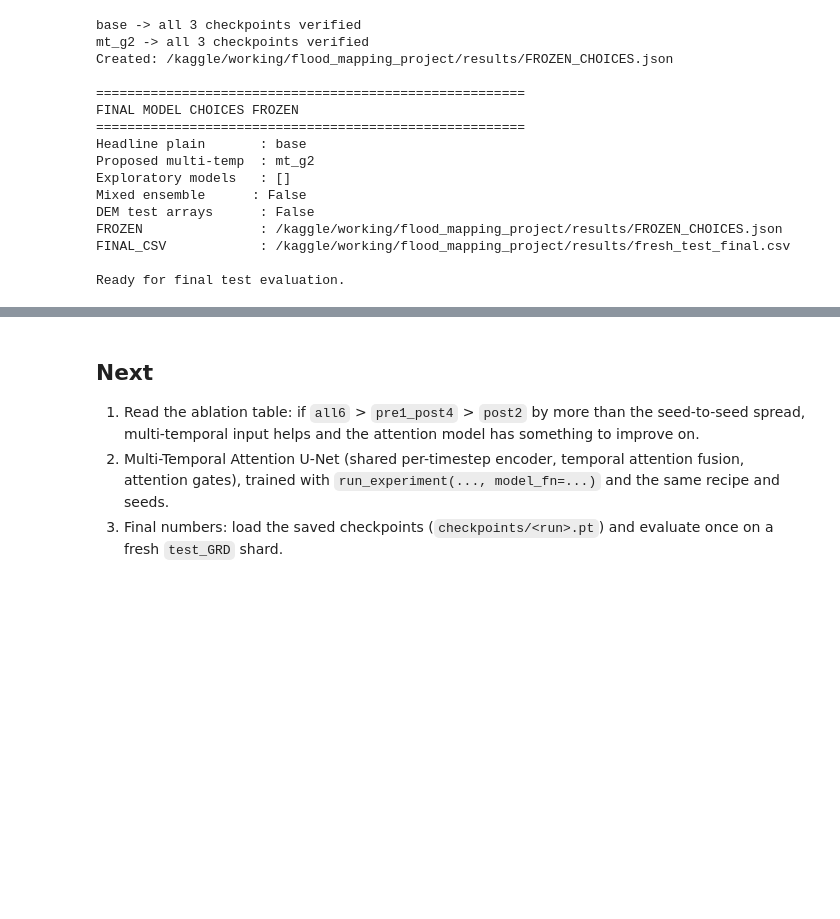
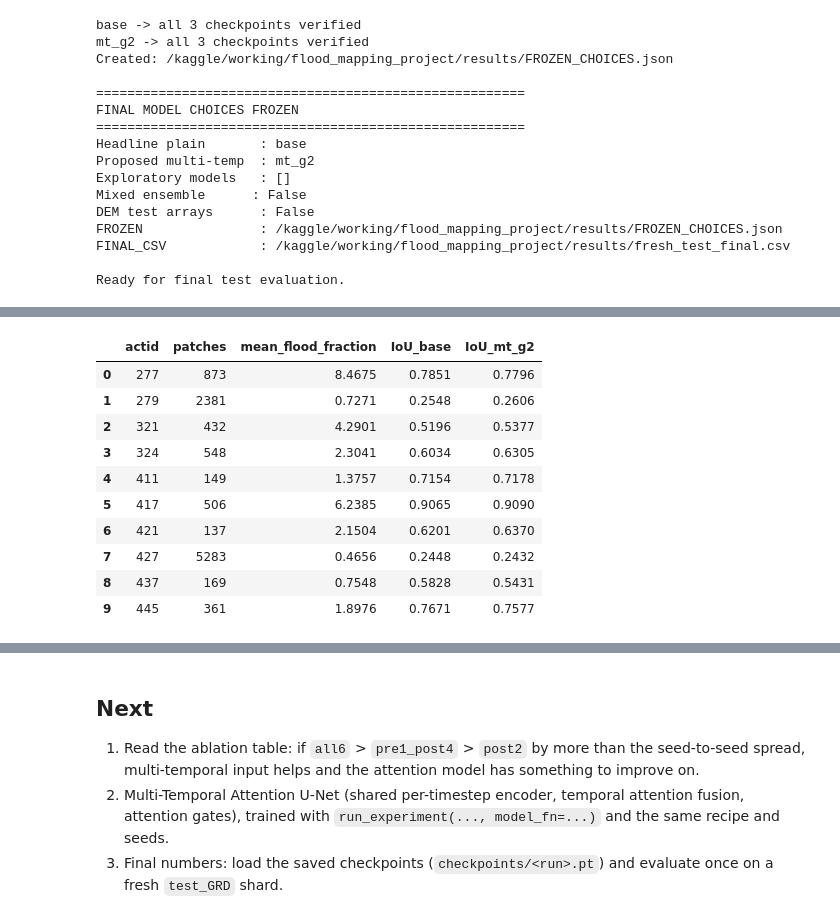
Before and after one commit to Vasanth-Loganathan/flood-mapping, a Jupyter notebook: main.ipynb, the cells around one changed output, grey strips where cells are left out. Cells and saved outputs as stored; diff of their text form; code cells hidden in the pictures; blank space fills up the shorter version.

Commit message:
Kaggle Notebook | flood-mapping | Version 6

```diff
--- a/main.ipynb
+++ b/main.ipynb
@@ -3717,0 +3988,87 @@ Ready for final test evaluation.
+# %%
+# ============================================================
+# E3: Event-level generalisation analysis
+# Descriptive only — no training, no new test evaluation.
+# ============================================================
+
+trainval_events = set(
+    pd.read_csv(PROC / "manifest_trainval.csv").actid.astype(int)
+)
+
+def load_manifest(split):
+    m = pd.read_csv(
+        PROC / f"manifest_{split}.csv",
+        dtype={"sample_id": str, "shard": str}
+    )
+    return m[m.split == split].sort_values("row")
+
+tm = pd.concat(
+    [load_manifest("test_01"), load_manifest("test_02")],
+    ignore_index=True
+)
+
+tm = tm[
+    ~tm.actid.astype(int).isin(trainval_events)
+].reset_index(drop=True)
+
+P = {
+    n: pd.read_csv(
+        ROOT / "results" / f"fresh_test_patchstats_{n}_ens.csv"
+    )
+    for n in ["base", "mt_g2"]
+}
+
+assert all(
+    len(p) == len(tm) for p in P.values()
+), "Patch statistics do not match the test manifest."
+
+def event_iou(d):
+    return metrics_from_counts(
+        d.tp.sum(), d.fp.sum(), d.fn.sum(), 0
+    )["IoU"]
+
+rows = []
+
+for actid, indices in tm.groupby("actid").groups.items():
+    idx = np.array(list(indices))
+
+    row = {
+        "actid": int(actid),
+        "patches": len(idx),
+        "mean_flood_fraction": float(tm.loc[idx, "pflood"].mean())
+    }
+
+    for name, predictions in P.items():
+        d = predictions.iloc[idx]
+        d = with_min_area(d, AREA)
+        row[f"IoU_{name}"] = event_iou(d)
+
+    rows.append(row)
+
+EVENT_RESULTS = pd.DataFrame(rows).sort_values("actid")
+
+EVENT_RESULTS.to_csv(
+    ROOT / "results" / "cross_event_analysis.csv",
+    index=False
+)
+
+display(EVENT_RESULTS.round(4))
+
+print("\nOverall event-level summary:")
+display(
+    EVENT_RESULTS[
+        ["IoU_base", "IoU_mt_g2"]
+    ].agg(["mean", "std", "min", "max"]).round(4)
+)
+# %% [output]
+|  | actid | patches | mean_flood_fraction | IoU_base | IoU_mt_g2 |
+| 0 | 277 | 873 | 8.4675 | 0.7851 | 0.7796 |
+| 1 | 279 | 2381 | 0.7271 | 0.2548 | 0.2606 |
+| 2 | 321 | 432 | 4.2901 | 0.5196 | 0.5377 |
+| 3 | 324 | 548 | 2.3041 | 0.6034 | 0.6305 |
+| 4 | 411 | 149 | 1.3757 | 0.7154 | 0.7178 |
+| 5 | 417 | 506 | 6.2385 | 0.9065 | 0.9090 |
+| 6 | 421 | 137 | 2.1504 | 0.6201 | 0.6370 |
+| 7 | 427 | 5283 | 0.4656 | 0.2448 | 0.2432 |
+| 8 | 437 | 169 | 0.7548 | 0.5828 | 0.5431 |
+| 9 | 445 | 361 | 1.8976 | 0.7671 | 0.7577 |
```
Also changed, not shown: parts of 6 cells of this notebook.
